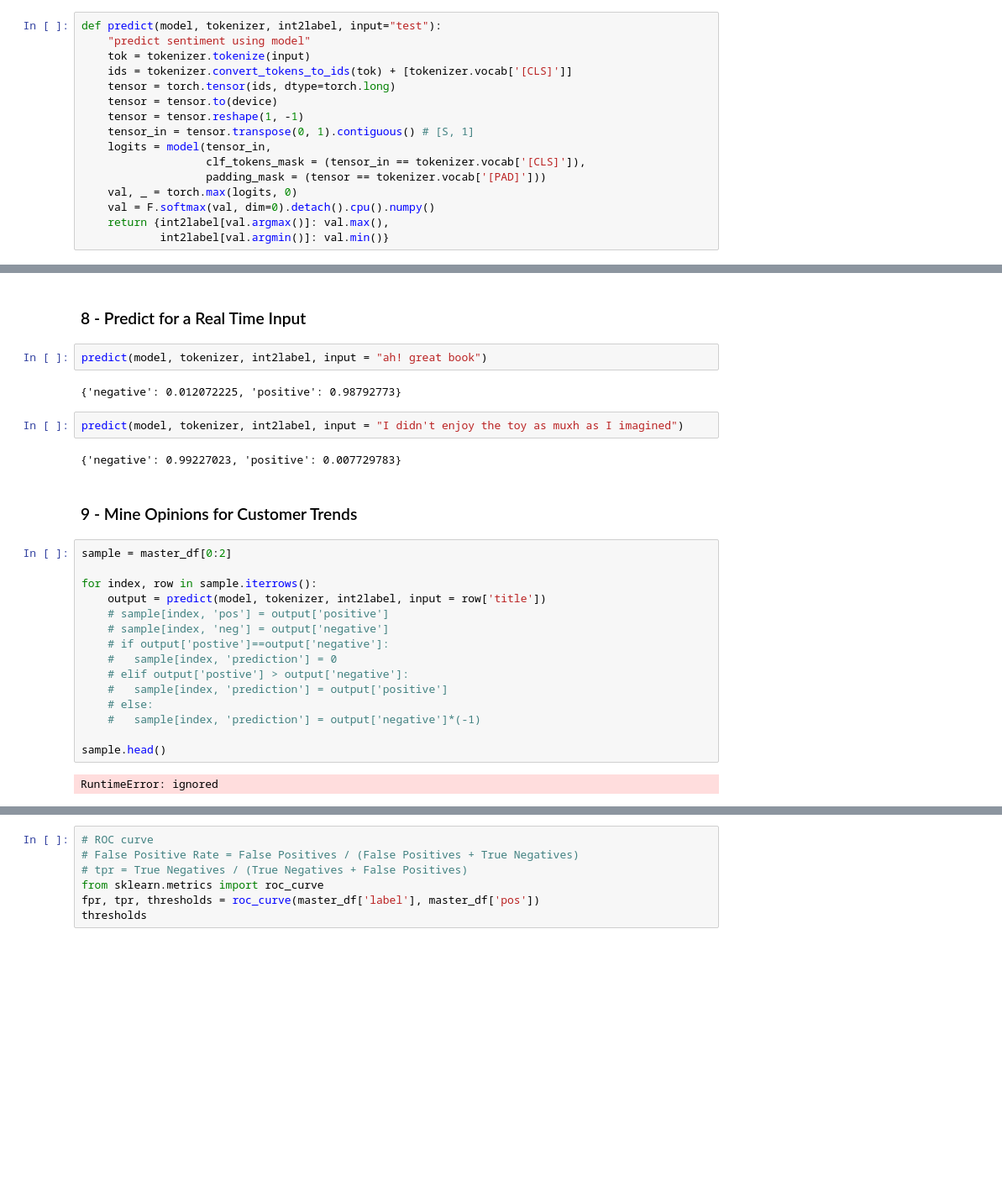
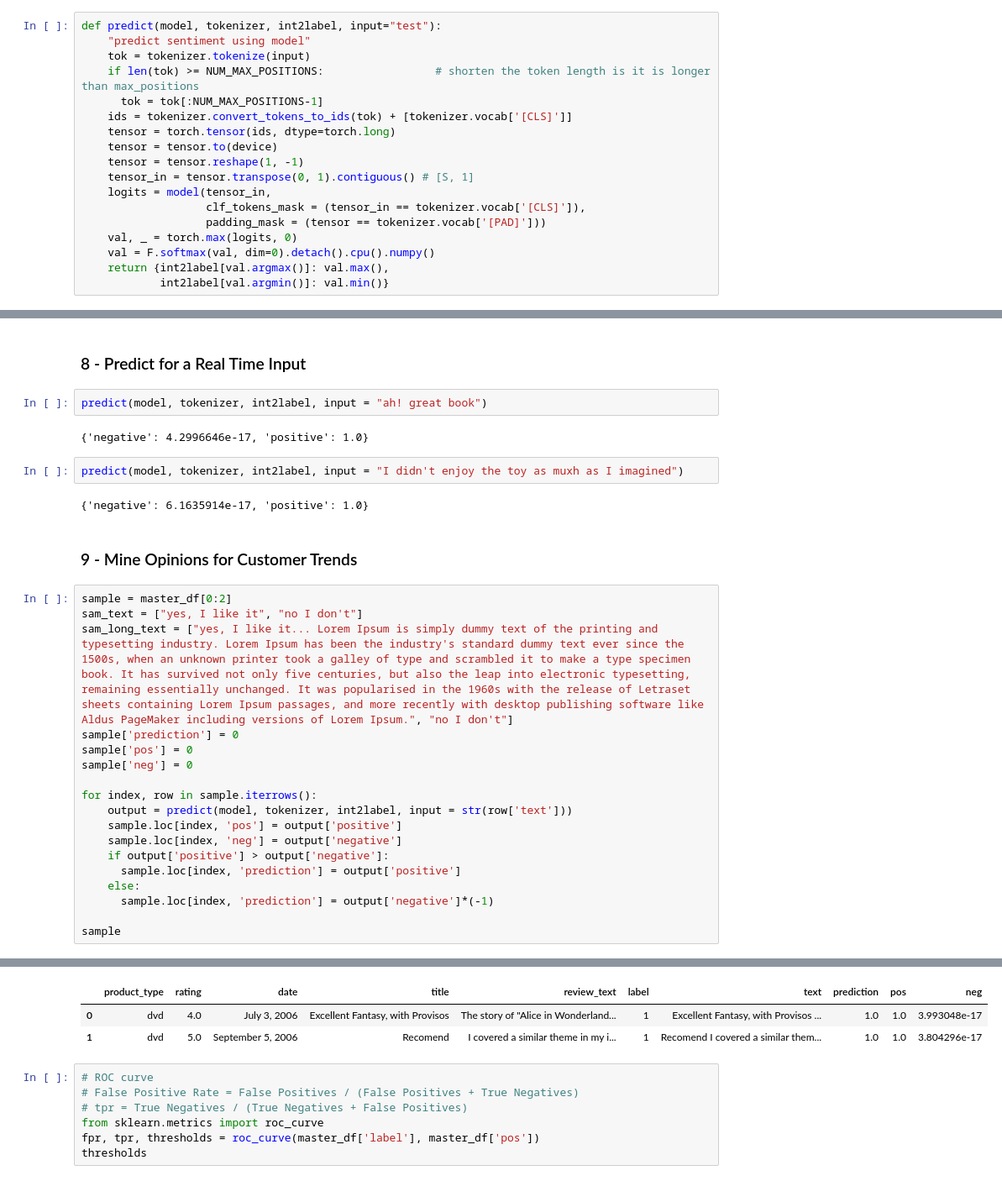
Before and after one commit to VidushiBhatia/Mining-Opinions-using-Transformers-PyTorch, a Jupyter notebook: Mining_Opinions_to_Predict_Customer_Trends_using_Transformers_PyTorch.ipynb, the cells around one changed output, grey strips where cells are left out. Shown at 84% size. Saved outputs shown, nothing was run; the diff lists cells and outputs as text; blank space fills up the shorter version.

```diff
--- a/Mining_Opinions_to_Predict_Customer_Trends_using_Transformers_PyTorch.ipynb
+++ b/Mining_Opinions_to_Predict_Customer_Trends_using_Transformers_PyTorch.ipynb
@@ -406,6 +437,8 @@ def inference(engine, batch):
 def predict(model, tokenizer, int2label, input="test"):
     "predict sentiment using model"
     tok = tokenizer.tokenize(input)
+    if len(tok) >= NUM_MAX_POSITIONS:                 # shorten the token length is it is longer than max_positions
+      tok = tok[:NUM_MAX_POSITIONS-1]
     ids = tokenizer.convert_tokens_to_ids(tok) + [tokenizer.vocab['[CLS]']]
     tensor = torch.tensor(ids, dtype=torch.long)
     tensor = tensor.to(device)
@@ -487,27 +520,29 @@ Test accuracy: 91.902
 # %%
 predict(model, tokenizer, int2label, input = "ah! great book")
 # %% [output]
-{'negative': 0.012072225, 'positive': 0.98792773}
+{'negative': 4.2996646e-17, 'positive': 1.0}
 # %%
 predict(model, tokenizer, int2label, input = "I didn't enjoy the toy as muxh as I imagined")
 # %% [output]
-{'negative': 0.99227023, 'positive': 0.007729783}
+{'negative': 6.1635914e-17, 'positive': 1.0}
 # %% [markdown]
 ### 9 - Mine Opinions for Customer Trends
-# %%
-sample = master_df[0:2]
-
-for index, row in sample.iterrows():
-    output = predict(model, tokenizer, int2label, input = row['title'])
-    # sample[index, 'pos'] = output['positive']
-    # sample[index, 'neg'] = output['negative']
-    # if output['postive']==output['negative']:
-    #   sample[index, 'prediction'] = 0
-    # elif output['postive'] > output['negative']:
-    #   sample[index, 'prediction'] = output['positive']
-    # else:
-    #   sample[index, 'prediction'] = output['negative']*(-1)
-
-sample.head()
-# %% [output]
-RuntimeError: ignored
+# %%
+sample = master_df[0:2]
+sam_text = ["yes, I like it", "no I don't"]
+sam_long_text = ["yes, I like it... Lorem Ipsum is simply dummy text of the printing and typesetting industry. Lorem Ipsum has been the industry's standard dummy text ever since the 1500s, when an unknown printer took a galley of type and scrambled it to make a type specimen book. It has survived not only five centuries, but also the leap into electronic typesetting, remaining essentially unchanged. It was popularised in the 1960s with the release of Letraset sheets containing Lorem Ipsum passages, and more recently with desktop publishing software like Aldus PageMaker including versions of Lorem Ipsum.", "no I don't"]
+sample['prediction'] = 0
+sample['pos'] = 0
+sample['neg'] = 0
+
+for index, row in sample.iterrows():
+    output = predict(model, tokenizer, int2label, input = str(row['text']))
+    sample.loc[index, 'pos'] = output['positive']
+    sample.loc[index, 'neg'] = output['negative']
+    if output['positive'] > output['negative']:
+      sample.loc[index, 'prediction'] = output['positive']
+    else:
+      sample.loc[index, 'prediction'] = output['negative']*(-1)
+
+sample
+# %% [output]
@@ -514,3 +569,6 @@ RuntimeError: ignored
+|  | product_type | rating | date | title | review_text | label | text | prediction | pos | neg |
+| 0 | dvd | 4.0 | July 3, 2006 | Excellent Fantasy, with Provisos | The story of "Alice in Wonderland... | 1 | Excellent Fantasy, with Provisos ... | 1.0 | 1.0 | 3.993048e-17 |
+| 1 | dvd | 5.0 | September 5, 2006 | Recomend | I covered a similar theme in my i... | 1 | Recomend I covered a similar them... | 1.0 | 1.0 | 3.804296e-17 |
 # %%
 # ROC curve
 # False Positive Rate = False Positives / (False Positives + True Negatives)
```
Also changed, not shown: parts of 14 cells of this notebook.
